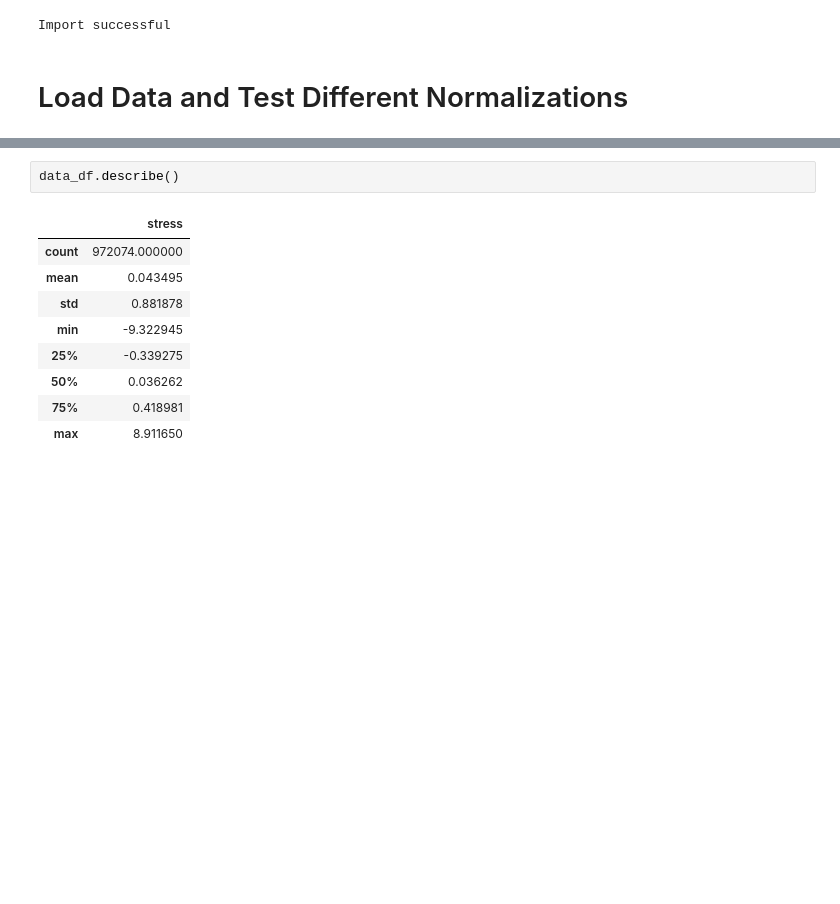
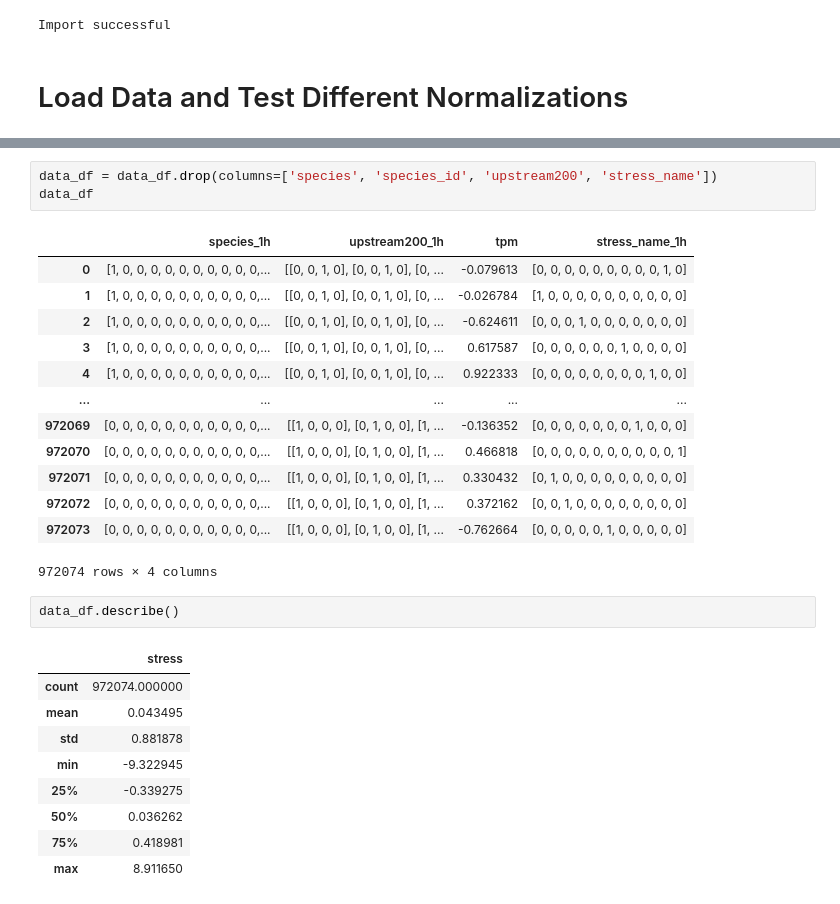
Before and after one commit to memetc/ML4RG_Group1, a Jupyter notebook: notebooks/model_development.ipynb, the cells around one changed output, grey strips where cells are left out. Saved outputs shown, nothing was run; the diff lists cells and outputs as text; blank space fills up the shorter version.

```diff
--- a/notebooks/model_development.ipynb
+++ b/notebooks/model_development.ipynb
@@ -44,3 +70,20 @@ else:
+# %%
+data_df = data_df.drop(columns=['species', 'species_id', 'upstream200', 'stress_name'])
+data_df
+# %% [output]
+|  | species_1h | upstream200_1h | tpm | stress_name_1h |
+| 0 | [1, 0, 0, 0, 0, 0, 0, 0, 0, 0, 0,... | [[0, 0, 1, 0], [0, 0, 1, 0], [0, ... | -0.079613 | [0, 0, 0, 0, 0, 0, 0, 0, 0, 1, 0] |
+| 1 | [1, 0, 0, 0, 0, 0, 0, 0, 0, 0, 0,... | [[0, 0, 1, 0], [0, 0, 1, 0], [0, ... | -0.026784 | [1, 0, 0, 0, 0, 0, 0, 0, 0, 0, 0] |
+| 2 | [1, 0, 0, 0, 0, 0, 0, 0, 0, 0, 0,... | [[0, 0, 1, 0], [0, 0, 1, 0], [0, ... | -0.624611 | [0, 0, 0, 1, 0, 0, 0, 0, 0, 0, 0] |
+| 3 | [1, 0, 0, 0, 0, 0, 0, 0, 0, 0, 0,... | [[0, 0, 1, 0], [0, 0, 1, 0], [0, ... | 0.617587 | [0, 0, 0, 0, 0, 0, 1, 0, 0, 0, 0] |
+| 4 | [1, 0, 0, 0, 0, 0, 0, 0, 0, 0, 0,... | [[0, 0, 1, 0], [0, 0, 1, 0], [0, ... | 0.922333 | [0, 0, 0, 0, 0, 0, 0, 0, 1, 0, 0] |
+| ... | ... | ... | ... | ... |
+| 972069 | [0, 0, 0, 0, 0, 0, 0, 0, 0, 0, 0,... | [[1, 0, 0, 0], [0, 1, 0, 0], [1, ... | -0.136352 | [0, 0, 0, 0, 0, 0, 0, 1, 0, 0, 0] |
+| 972070 | [0, 0, 0, 0, 0, 0, 0, 0, 0, 0, 0,... | [[1, 0, 0, 0], [0, 1, 0, 0], [1, ... | 0.466818 | [0, 0, 0, 0, 0, 0, 0, 0, 0, 0, 1] |
+| 972071 | [0, 0, 0, 0, 0, 0, 0, 0, 0, 0, 0,... | [[1, 0, 0, 0], [0, 1, 0, 0], [1, ... | 0.330432 | [0, 1, 0, 0, 0, 0, 0, 0, 0, 0, 0] |
+| 972072 | [0, 0, 0, 0, 0, 0, 0, 0, 0, 0, 0,... | [[1, 0, 0, 0], [0, 1, 0, 0], [1, ... | 0.372162 | [0, 0, 1, 0, 0, 0, 0, 0, 0, 0, 0] |
+| 972073 | [0, 0, 0, 0, 0, 0, 0, 0, 0, 0, 0,... | [[1, 0, 0, 0], [0, 1, 0, 0], [1, ... | -0.762664 | [0, 0, 0, 0, 0, 1, 0, 0, 0, 0, 0] |
+972074 rows × 4 columns
 # %%
 data_df.describe()
 # %% [output]
```
Also changed, not shown: parts of 10 cells of this notebook, 2 other files.
